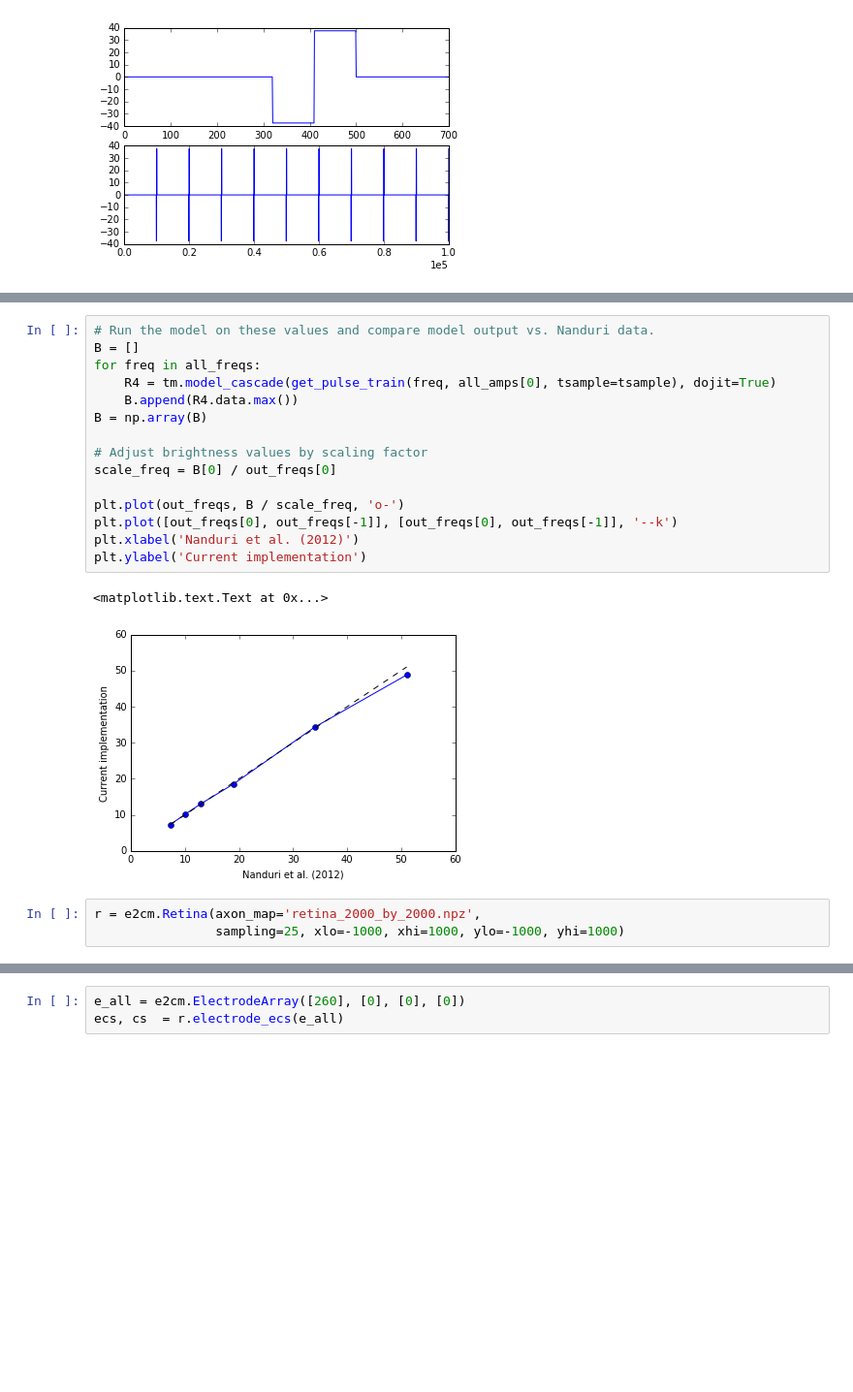
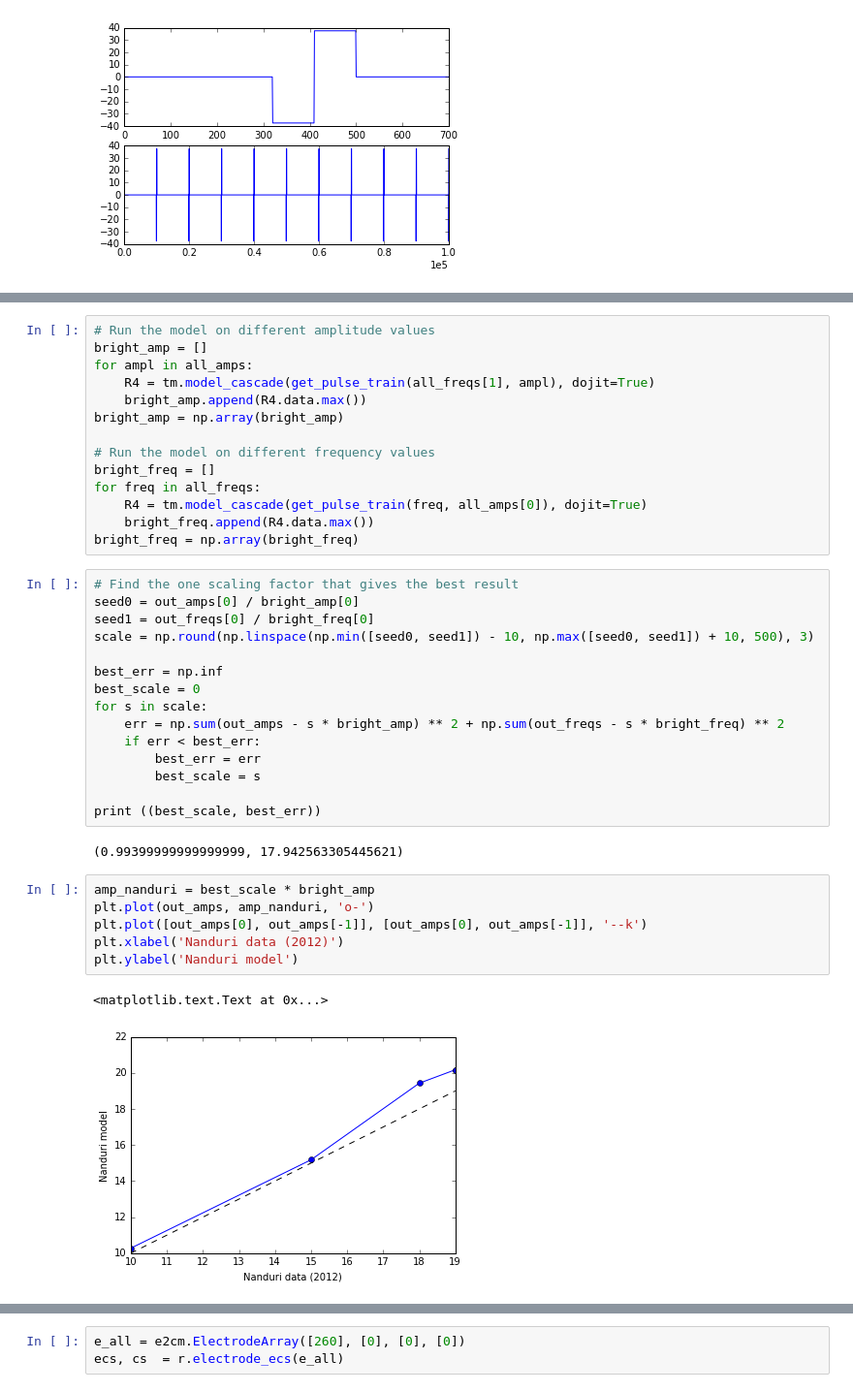
Before and after one commit to mbeyeler/pulse2percept, a Jupyter notebook: examples/notebooks/1.0-mb-exp-nanduri2012.ipynb, the cells around one changed output, grey strips where cells are left out. Shown at 97% size. Saved outputs shown, nothing was run; the diff lists cells and outputs as text; blank space fills up the shorter version.

Commit message:
add 1.0 Nanduri output scaling factor; fix 1.2 analysis

```diff
--- a/examples/notebooks/1.0-mb-exp-nanduri2012.ipynb
+++ b/examples/notebooks/1.0-mb-exp-nanduri2012.ipynb
@@ -60,21 +41,40 @@ plt.ylabel('Current implementation')
-# %%
-# Run the model on these values and compare model output vs. Nanduri data.
-B = []
-for freq in all_freqs:
-    R4 = tm.model_cascade(get_pulse_train(freq, all_amps[0], tsample=tsample), dojit=True)
-    B.append(R4.data.max())
-B = np.array(B)
-
-# Adjust brightness values by scaling factor
-scale_freq = B[0] / out_freqs[0]
-
-plt.plot(out_freqs, B / scale_freq, 'o-')
-plt.plot([out_freqs[0], out_freqs[-1]], [out_freqs[0], out_freqs[-1]], '--k')
-plt.xlabel('Nanduri et al. (2012)')
-plt.ylabel('Current implementation')
-# %% [output]
-<matplotlib.text.Text at 0x...>
-[figure, removed]
-# %%
-r = e2cm.Retina(axon_map='retina_2000_by_2000.npz',
-                sampling=25, xlo=-1000, xhi=1000, ylo=-1000, yhi=1000)
+# %%
+# Run the model on different amplitude values
+bright_amp = []
+for ampl in all_amps:
+    R4 = tm.model_cascade(get_pulse_train(all_freqs[1], ampl), dojit=True)
+    bright_amp.append(R4.data.max())
+bright_amp = np.array(bright_amp)
+
+# Run the model on different frequency values
+bright_freq = []
+for freq in all_freqs:
+    R4 = tm.model_cascade(get_pulse_train(freq, all_amps[0]), dojit=True)
+    bright_freq.append(R4.data.max())
+bright_freq = np.array(bright_freq)
+# %%
+# Find the one scaling factor that gives the best result
+seed0 = out_amps[0] / bright_amp[0]
+seed1 = out_freqs[0] / bright_freq[0]
+scale = np.round(np.linspace(np.min([seed0, seed1]) - 10, np.max([seed0, seed1]) + 10, 500), 3)
+
+best_err = np.inf
+best_scale = 0
+for s in scale:
+    err = np.sum(out_amps - s * bright_amp) ** 2 + np.sum(out_freqs - s * bright_freq) ** 2
+    if err < best_err:
+        best_err = err
+        best_scale = s
+
+print ((best_scale, best_err))
+# %% [output]
+(0.99399999999999999, 17.942563305445621)
+# %%
+amp_nanduri = best_scale * bright_amp
+plt.plot(out_amps, amp_nanduri, 'o-')
+plt.plot([out_amps[0], out_amps[-1]], [out_amps[0], out_amps[-1]], '--k')
+plt.xlabel('Nanduri data (2012)')
+plt.ylabel('Nanduri model')
+# %% [output]
+<matplotlib.text.Text at 0x...>
+[figure, added]
```
Also changed, not shown: parts of 10 cells of this notebook, 4 other files.
